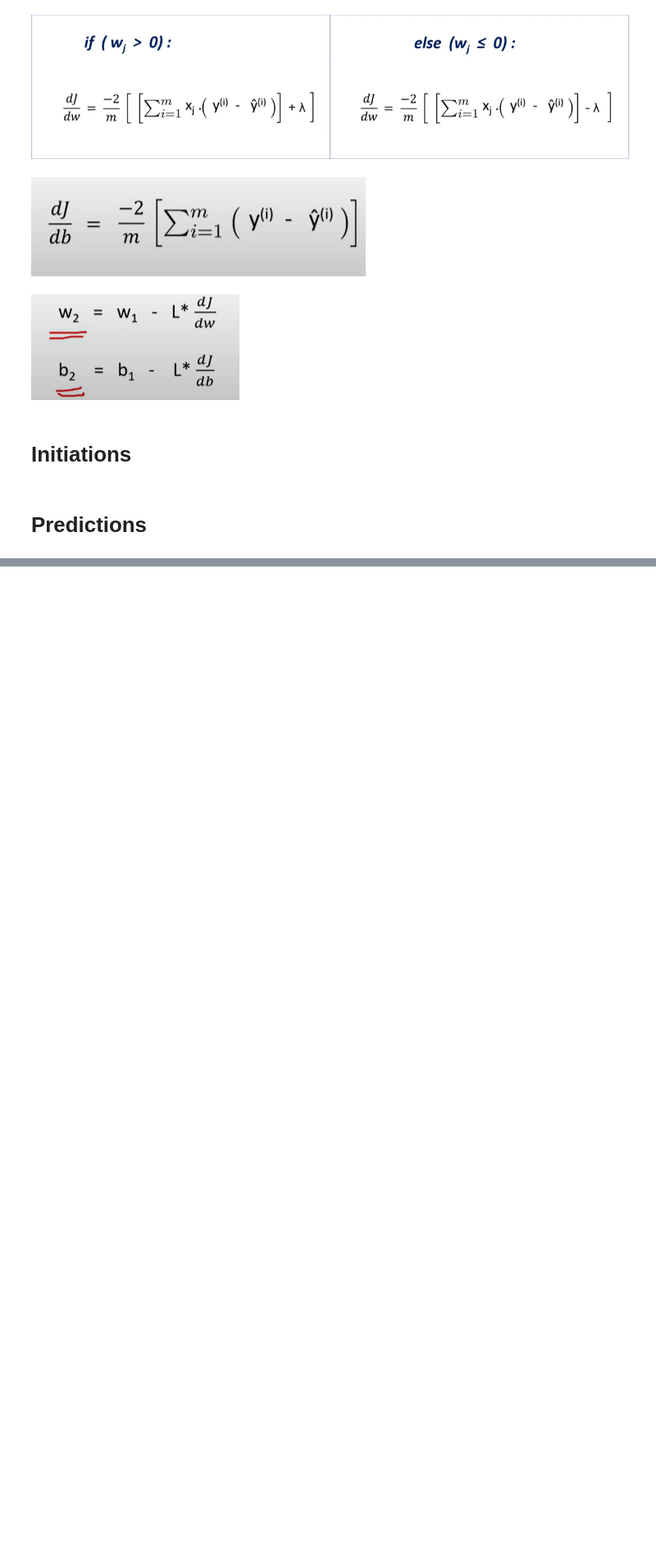
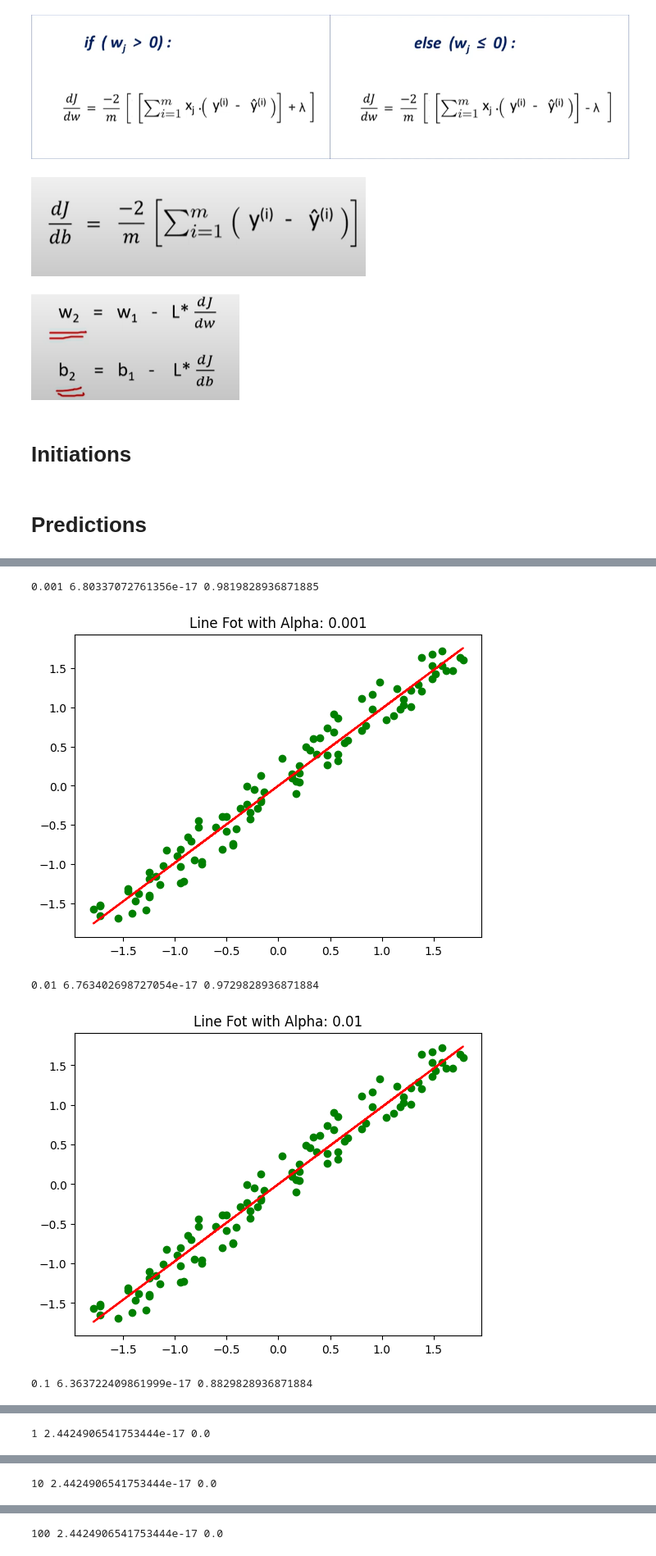
Before and after one commit to srilamaiti/srilamaiti.github.io, a Jupyter notebook: ml_algo_from_scratch/lasso_regression_from_scratch.ipynb, the cells around one changed output, grey strips where cells are left out. Shown at 82% size. Cells and saved outputs as stored; diff of their text form; code cells hidden in the pictures; blank space fills up the shorter version.

```diff
--- a/ml_algo_from_scratch/lasso_regression_from_scratch.ipynb
+++ b/ml_algo_from_scratch/lasso_regression_from_scratch.ipynb
@@ -80,0 +112,17 @@ plt.show()
+# %%
+from sklearn.linear_model import Lasso
+for alpha in [0.001, 0.01, 0.1, 1, 10, 100, 1000]:
+    model = Lasso(alpha=alpha)
+    # fit model
+    model.fit(X_std, y_std)
+    print(alpha, model.intercept_[0], model.coef_[0])
+    plt.scatter(X_std, y_std, color = 'green')
+    plt.plot(X_std, model.coef_[0] * X_std + model.intercept_[0], color = 'red')
+    plt.title('Line Fot with Alpha: ' + str(alpha))
+    plt.show(block = False)
+# %% [output]
+0.001 6.80337072761356e-17 0.9819828936871885
+[figure, added]
+0.01 6.763402698727054e-17 0.9729828936871884
+[figure, added]
+0.1 6.363722409861999e-17 0.8829828936871884
@@ -80,0 +130 @@ plt.show()
+1 2.4424906541753444e-17 0.0
@@ -80,0 +132 @@ plt.show()
+10 2.4424906541753444e-17 0.0
@@ -80,0 +134 @@ plt.show()
+100 2.4424906541753444e-17 0.0
```
Also changed, not shown: parts of 7 cells of this notebook.
